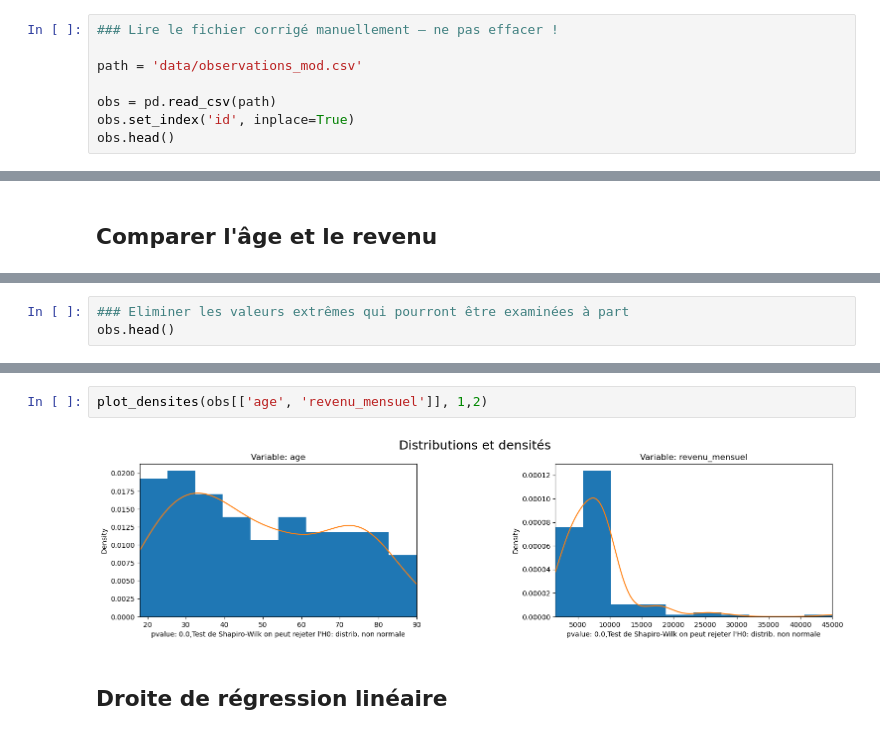
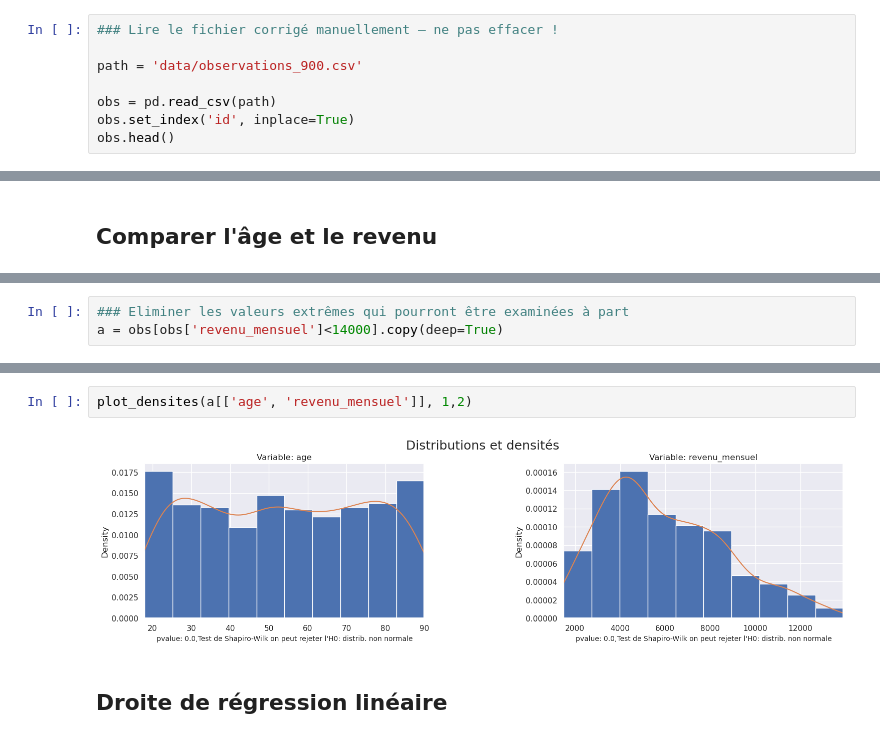
Before and after one commit to Sciences-historiques-numeriques/histoire_numerique_methodes, a Jupyter notebook: statistiques_descriptives/analyse_bivariee_quanti.ipynb, the cells around one changed output, grey strips where cells are left out. Drawn from its saved outputs; the diff is of its cells as text.

```diff
--- a/statistiques_descriptives/analyse_bivariee_quanti.ipynb
+++ b/statistiques_descriptives/analyse_bivariee_quanti.ipynb
@@ -34,7 +34,7 @@ Compléments:
 # %%
 ### Lire le fichier corrigé manuellement – ne pas effacer !
 
-path = 'data/observations_mod.csv'
+path = 'data/observations_900.csv'
 
 obs = pd.read_csv(path)
 obs.set_index('id', inplace=True)
@@ -191,3 +196,3 @@ obs.boxplot(column=['revenu_mensuel'], vert=False, figsize=(16,4))
 # %%
 ### Eliminer les valeurs extrêmes qui pourront être examinées à part
-obs.head()
+a = obs[obs['revenu_mensuel']<14000].copy(deep=True)
@@ -202,7 +199,7 @@ obs.head()
 # %%
-plot_densites(obs[['age', 'revenu_mensuel']], 1,2)
+plot_densites(a[['age', 'revenu_mensuel']], 1,2)
 # %% [output]
-[figure, old version]
+[figure, new version]
 # %% [markdown]
 ## Droite de régression linéaire
 # %%
```
Also changed, not shown: parts of 19 cells of this notebook, 2 other files.
